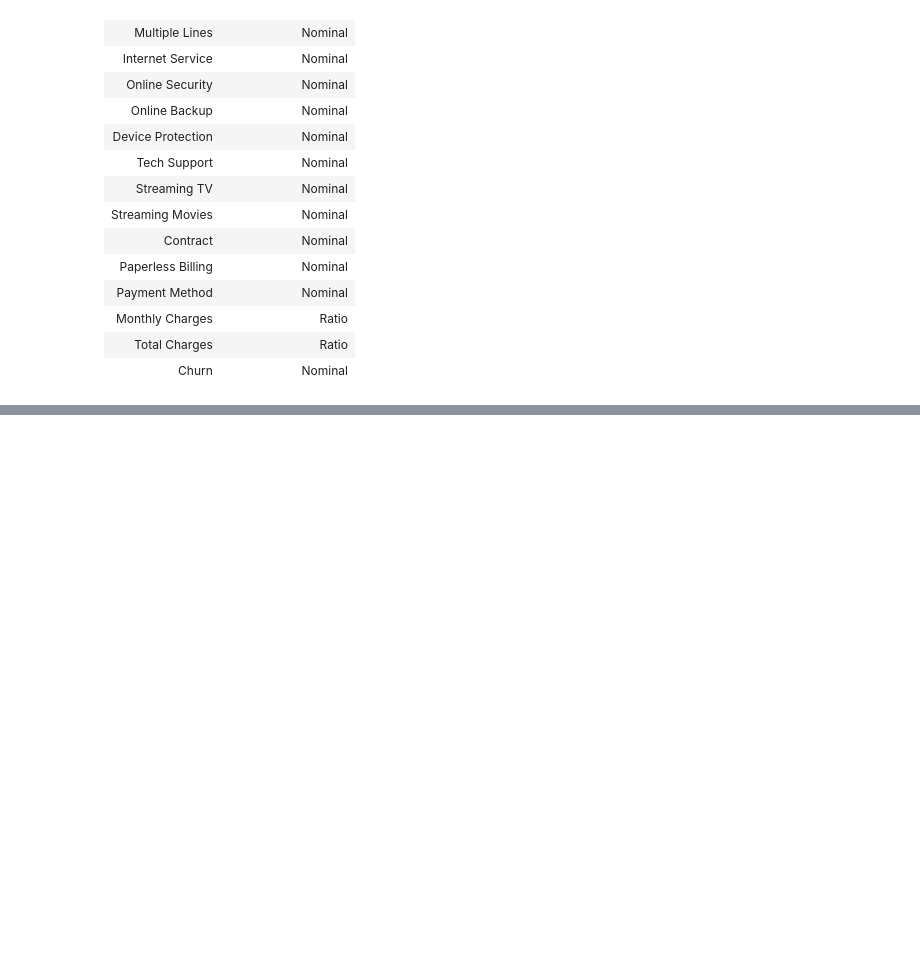
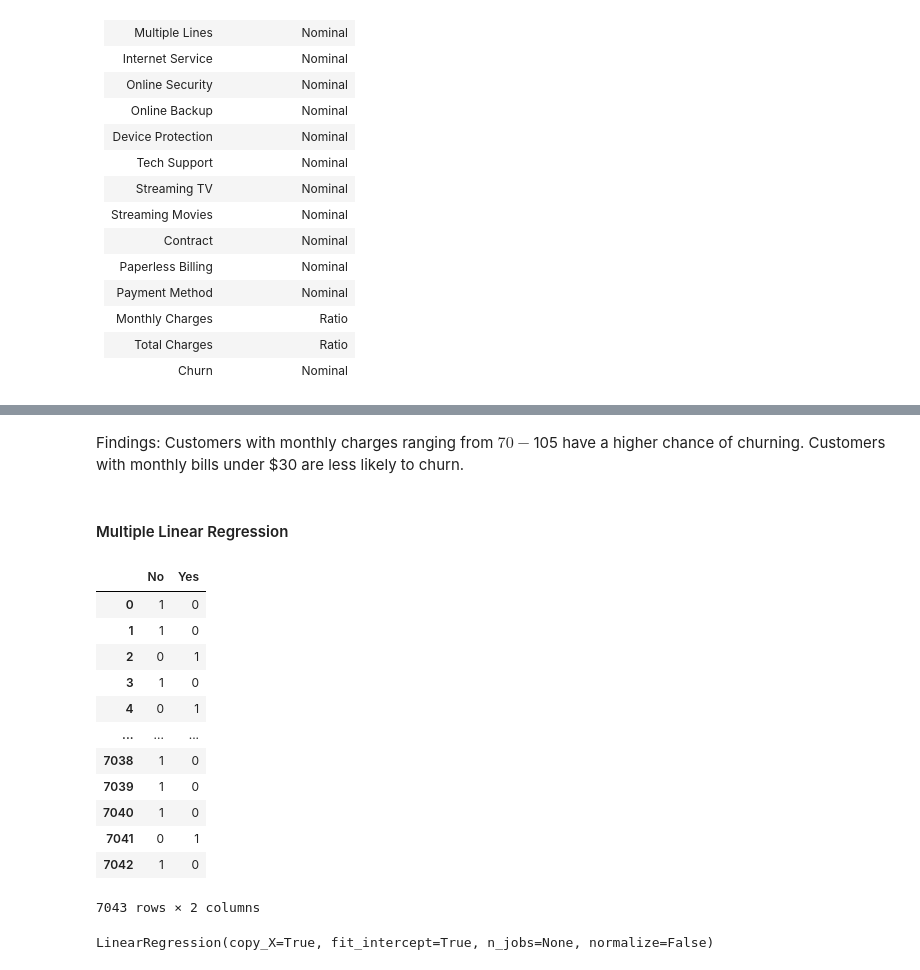
Before and after one commit to marioSilvestri3/capstone-objectives-1-2-3, a Jupyter notebook: objective-2-data-preparation.ipynb, the cells around one changed output, grey strips where cells are left out. Drawn from its saved outputs; the diff is of its cells as text; code cells hidden in the pictures; blank space fills up the shorter version.

```diff
--- a/objective-2-data-preparation.ipynb
+++ b/objective-2-data-preparation.ipynb
@@ -84,0 +90,2 @@ dtype: int64
+# %%
+df = df.drop(columns=['LoyaltyID', 'Customer ID', 'Total Charges'])
@@ -86,0 +137,4 @@ dtype: int64
+# %% [markdown]
+Findings: Customers with monthly charges ranging from $70 - $105 have a higher chance of churning. Customers with monthly bills under $30 are less likely to churn.
+# %% [markdown]
+#### Multiple Linear Regression
@@ -86,0 +146,31 @@ dtype: int64
+# %%
+X = pd.get_dummies(X, columns=['Senior Citizen', 'Partner', 'Dependents',
+                               'Phone Service', 'Multiple Lines',
+                               'Internet Service', 'Online Security',
+                               'Online Backup', 'Device Protection',
+                               'Tech Support', 'Streaming TV',
+                               'Streaming Movies', 'Contract',
+                               'Paperless Billing', 'Payment Method',])
+y = df['Churn']
+y = pd.get_dummies(y)
+# %%
+y
+# %% [output]
+|  | No | Yes |
+| 0 | 1 | 0 |
+| 1 | 1 | 0 |
+| 2 | 0 | 1 |
+| 3 | 1 | 0 |
+| 4 | 0 | 1 |
+| ... | ... | ... |
+| 7038 | 1 | 0 |
+| 7039 | 1 | 0 |
+| 7040 | 1 | 0 |
+| 7041 | 0 | 1 |
+| 7042 | 1 | 0 |
+7043 rows × 2 columns
+# %%
+model = LinearRegression()
+model.fit(X, y)
+# %% [output]
+LinearRegression(copy_X=True, fit_intercept=True, n_jobs=None, normalize=False)
```
Also changed, not shown: parts of 21 cells of this notebook.
